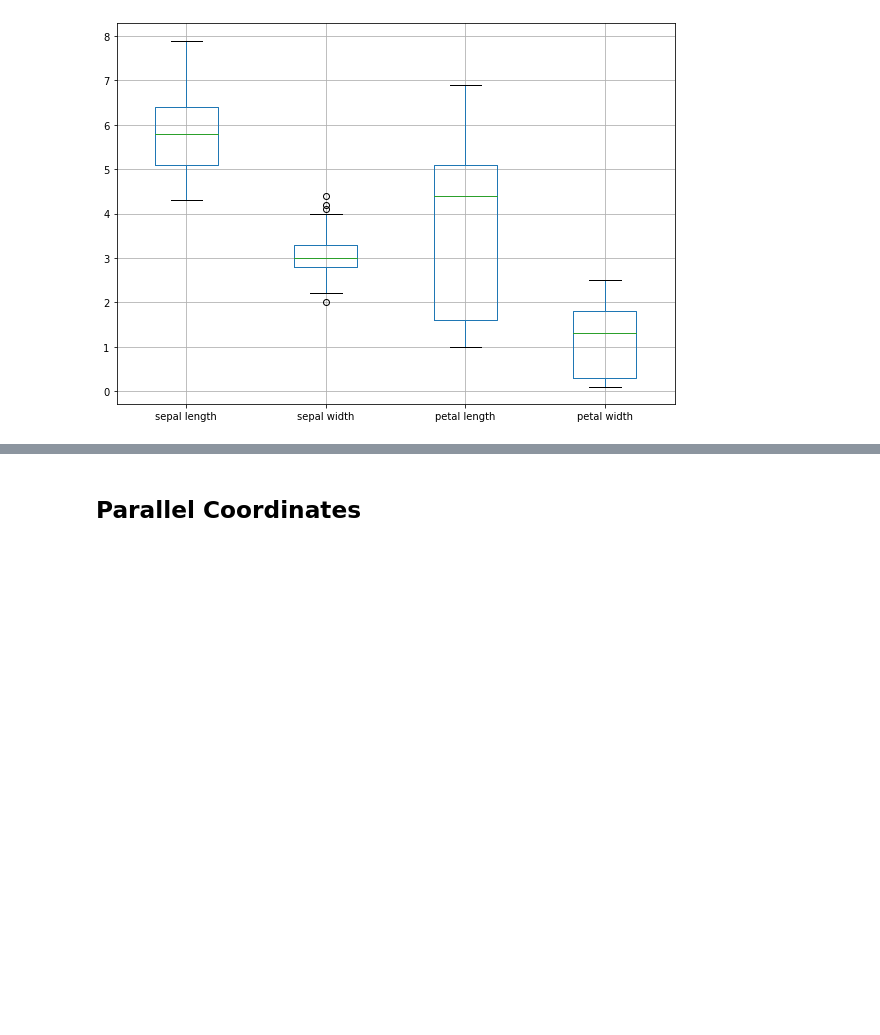
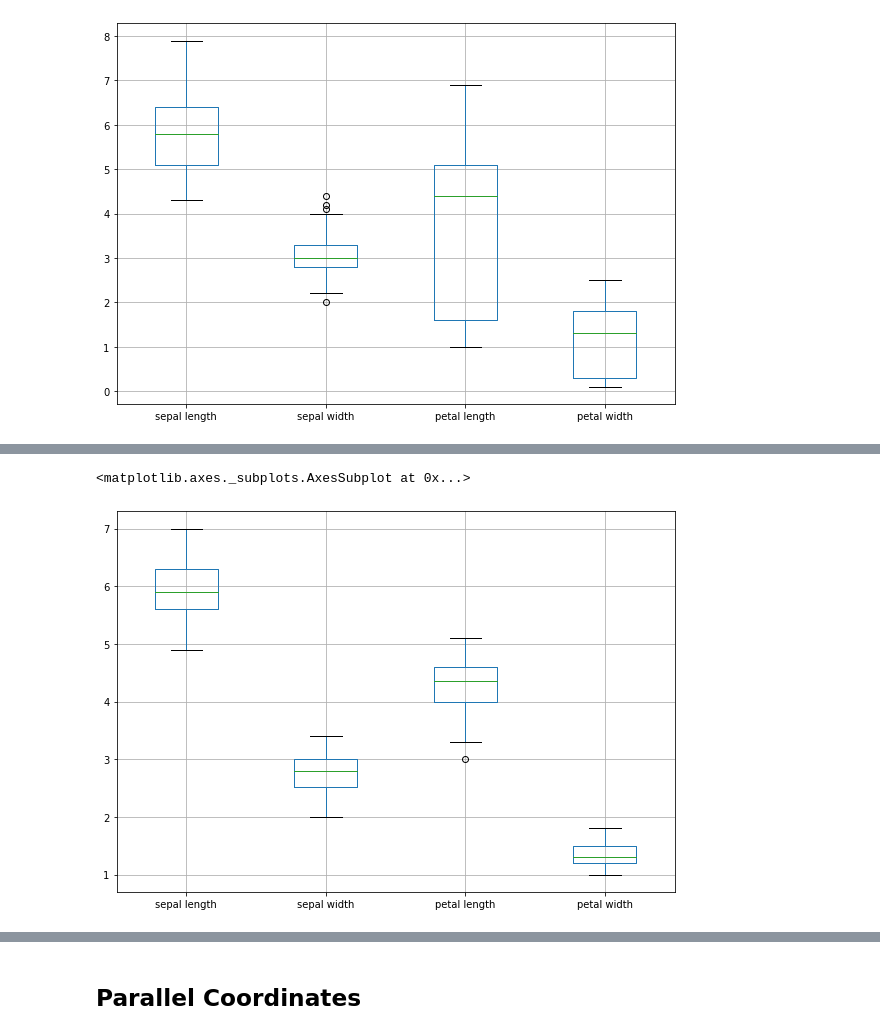
Before and after one commit to uomerozkaya/Data-Mining, a Jupyter notebook: İris_Analysis_ipynb_adlı_not_defterinin_kopyası.ipynb, the cells around one changed output, grey strips where cells are left out. Saved outputs shown, nothing was run; the diff lists cells and outputs as text; code cells hidden in the pictures; blank space fills up the shorter version.

```diff
--- a/İris_Analysis_ipynb_adlı_not_defterinin_kopyası.ipynb
+++ b/İris_Analysis_ipynb_adlı_not_defterinin_kopyası.ipynb
@@ -509,0 +517,6 @@ veri.boxplot()
+# %%
+plt.figure(figsize = (10, 7))
+versicolor.boxplot()
+# %% [output]
+<matplotlib.axes._subplots.AxesSubplot at 0x...>
+[figure, added]
```
Also changed, not shown: parts of 3 cells of this notebook.
